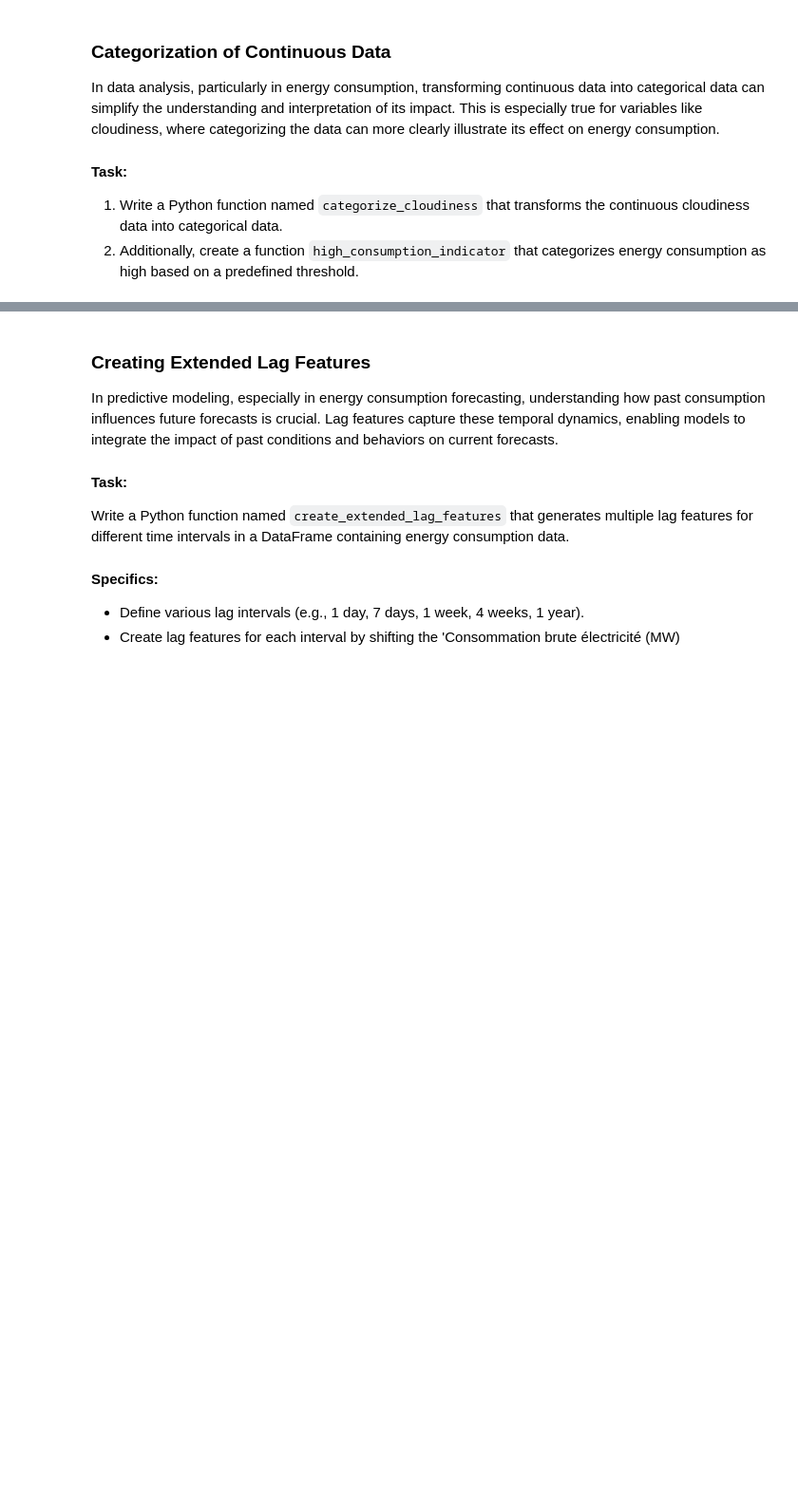
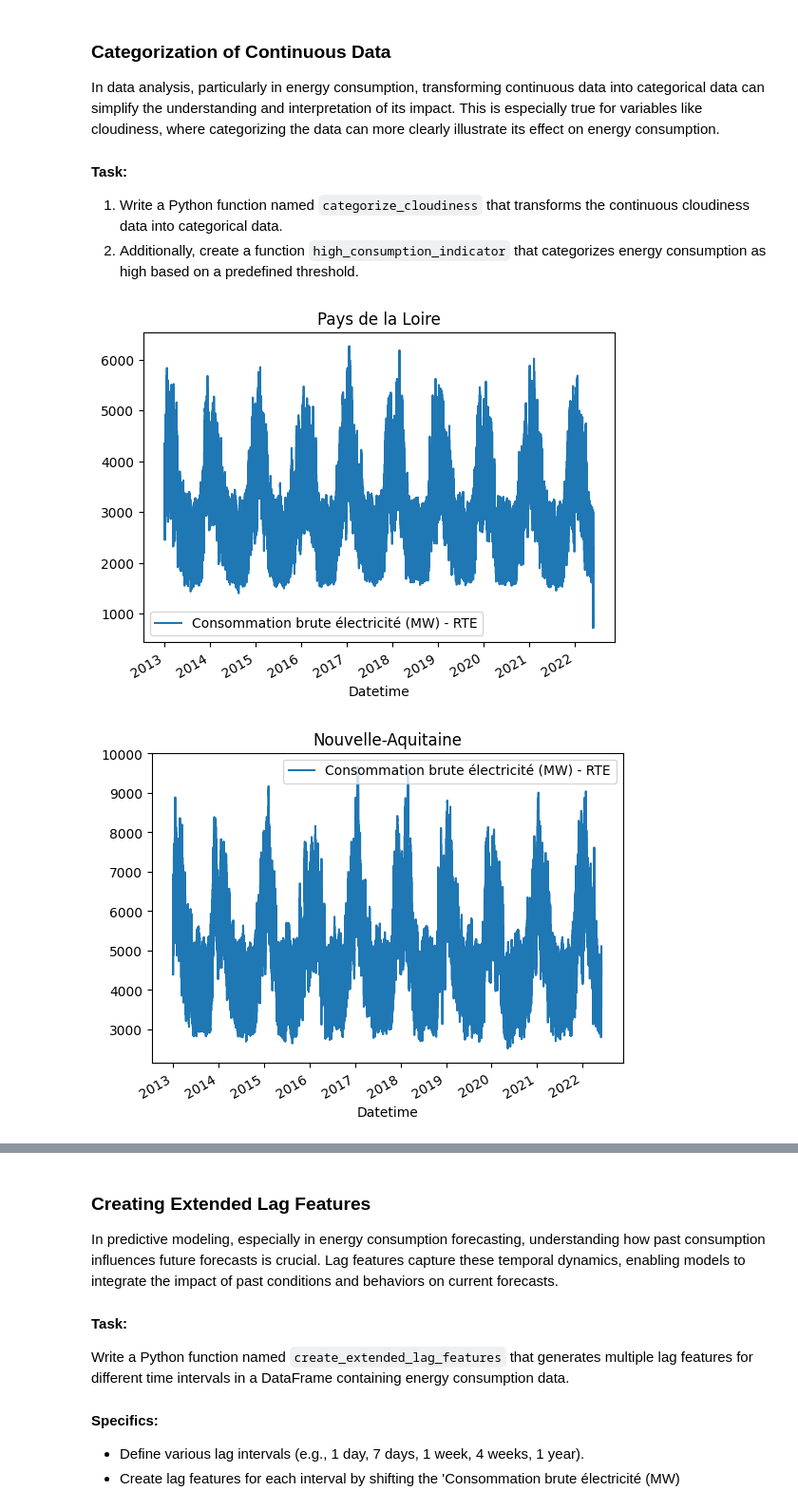
Before and after one commit to LizaBarysheva/TS_XHEC_TP, a Jupyter notebook: XHEC - TP1 - Exercices.ipynb, the cells around one changed output, grey strips where cells are left out. Shown at 95% size. Cells and saved outputs as stored; diff of their text form; code cells hidden in the pictures; blank space fills up the shorter version.

```diff
--- a/XHEC - TP1 - Exercices.ipynb
+++ b/XHEC - TP1 - Exercices.ipynb
@@ -62,0 +75,3 @@ You are provided with several functions that handle the loading and preprocessin
+# %%
+df_weather = pd.read_csv("data/raw/donnees-synop-essentielles-omm.csv", sep=";")
+df_energy = pd.read_csv("data/raw/consommation-quotidienne-brute-regionale.csv", sep=";")
@@ -93,3 +164,13 @@ In data analysis, particularly in energy consumption, transforming continuous da
 #### Task:
 1. Write a Python function named `categorize_cloudiness` that transforms the continuous cloudiness data into categorical data.
 2. Additionally, create a function `high_consumption_indicator` that categorizes energy consumption as high based on a predefined threshold.
+# %%
+df_energy["Datetime"] = pd.to_datetime(df_energy["Date - Heure"], utc=True)
+df_energy = df_energy.sort_values(by="Datetime")
+# %%
+for region in df_energy["Région"].unique():
+    df_energy[df_energy["Région"] == region].plot(x="Datetime", y="Consommation brute électricité (MW) - RTE")
+    plt.title(region)
+# %% [output]
+[figure, added]
+[figure, added]
```
Also changed, not shown: parts of 8 cells of this notebook, 1 other file.
